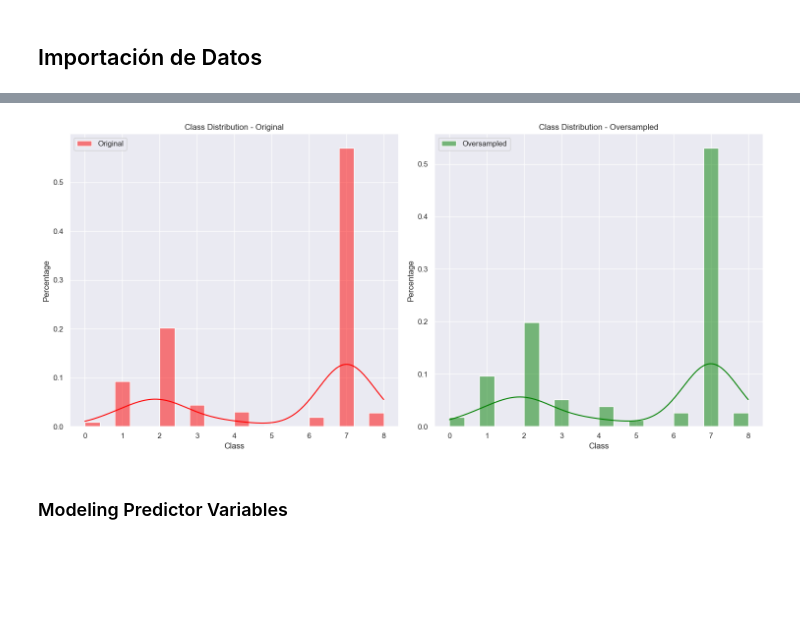
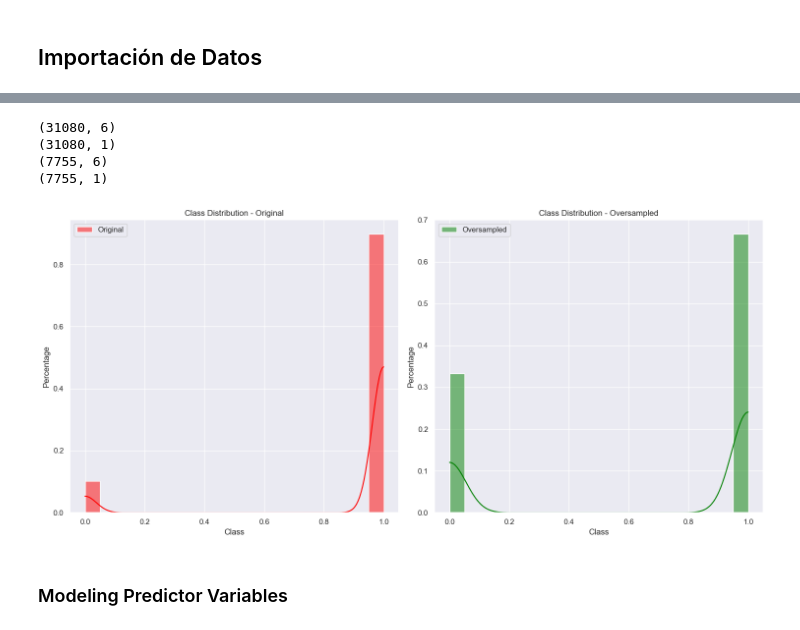
Before and after one commit to clblommberg/PI_MLOPS_Steam, a Jupyter notebook: notebooks/3_Entrenamiento.ipynb, the cells around one changed output, grey strips where cells are left out. Drawn from its saved outputs; the diff is of its cells as text; code cells hidden in the pictures; blank space fills up the shorter version.

```diff
--- a/notebooks/3_Entrenamiento.ipynb
+++ b/notebooks/3_Entrenamiento.ipynb
@@ -89,0 +259,2 @@ y_test: (114, 1)
+# %%
+processed_df, transformed_df_test = process_dataframe(output_df_test, columns_to_drop)
@@ -89,0 +273,6 @@ y_test: (114, 1)
+# %%
+# Definir la variable objetivo "recommend" codificada
+y_df_train = transformed_df_train[['recommend']]
+
+# Seleccionar el resto de las columnas (variables predictoras) y eliminar la columna
+X_df_train= transformed_df_train.drop(columns=['recommend'])
@@ -134,0 +336,6 @@ Name: count, dtype: int64
+# %%
+# Definir la variable objetivo "recommend" codificada
+y_df_test = transformed_df_test[['recommend']]
+
+# Seleccionar el resto de las columnas (variables predictoras) y eliminar la columna
+X_df_test= transformed_df_test.drop(columns=['recommend'])
@@ -134,0 +351,5 @@ Name: count, dtype: int64
+# %%
+X_train = X_df_train.copy()
+y_train = y_df_train.copy()
+X_test = X_df_test.copy()
+y_test = y_df_test.copy()
@@ -135,72 +377,78 @@ Name: count, dtype: int64
 # %%
-import pandas as pd
-import matplotlib.pyplot as plt
-import seaborn as sns
-from imblearn.over_sampling import RandomOverSampler
-from imblearn.pipeline import make_pipeline
+
+print(X_train.shape)
+print(y_train.shape)
+print(X_test.shape)
+print(y_test.shape)
+# (31080, 1)
+# (31080, 6)
+# (7755, 6)
+# (7755, 1)
+
 # Configuración de semilla
 SEED = 301
 np.random.seed(SEED)
 
-
-# Especificar la proporción deseada para cada clase
+#Especificar la proporción deseada para cada clase
 sampling_strategy = {
-    0.0: 9,
-    1.0: 47,
-    2.0: 97,
-    3.0: 25,
-    4.0: 19,
-    5.0: 6,
-    6.0: 13,
-    7.0: 259,
-    8.0: 13
+    0.0: 15000,
+    1.0: 30000  # Ajustar a la cantidad original de muestras en la clase 1.0
 }
 
 # Crear un objeto RandomOverSampler con la proporción especificada
 oversampler = RandomOverSampler(sampling_strategy=sampling_strategy, random_state=SEED)
 
+
+# Seleccionar la primera columna de y_train como la variable objetivo
+y_train_target_column = y_train.iloc[:, 0]
+
+# Convertir las etiquetas a tipo entero (si no lo están)
+y_train_target_column = y_train_target_column.astype(int)
+
 # Aplicar oversampling a los conjuntos de entrenamiento
-X_train_resampled, y_train_resampled = oversampler.fit_resample(X_train, y_train)
+X_train_resampled, y_train_resampled = oversampler.fit_resample(X_train, y_train_target_column)
 
 # Crear DataFrames con las etiquetas de clase
-df_original = pd.DataFrame({'Class': y_train.squeeze(), 'Count': 1, 'Type': 'Original'})
+df_original = pd.DataFrame({'Class': y_train_target_column, 'Count': 1, 'Type': 'Original'})
 
 # Convertir el array 2D a Serie de Pandas
-y_train_resampled_series = pd.Series(y_train_resampled.values.flatten(), name='Class')
+y_train_resampled_series = pd.Series(y_train_resampled, name='Class')
 
-df_oversampled = pd.DataFrame({'Class': y_train_resampled_series, 'Count': 1, 'Type': 'Oversampled'})
-
+df_oversampled = pd.DataFrame({'Class': y_train_resampled_series.values.flatten(), 'Count': 1, 'Type': 'Oversampled'})
 
 # Combinar DataFrames para generar el gráfico
 data = pd.concat([df_original, df_oversampled], ignore_index=True)
-
 
 # Gráfico izquierdo - Original
 sns.set(style="darkgrid")
 palette = "Set2"
 
 # Crear gráficos uno al lado del otro
 fig, axs = plt.subplots(nrows=1, ncols=2, figsize=(15, 7))
 
 # Gráfico izquierdo - Original
 sns.histplot(data=df_original, x='Class', kde=True, color='red', label='Original', ax=axs[0], stat="probability", bins=20)
 axs[0].set_title('Class Distribution - Original')
 axs[0].set_xlabel('Class')
 axs[0].set_ylabel('Percentage')
 axs[0].legend()
 
 # Gráfico derecho - Oversampled
 sns.histplot(data=df_oversampled, x='Class', kde=True, color='green', label='Oversampled', ax=axs[1], stat="probability", bins=20)
 axs[1].set_title('Class Distribution - Oversampled')
 axs[1].set_xlabel('Class')
 axs[1].set_ylabel('Percentage')
 axs[1].legend()
 
 # Ajustar diseño
 plt.tight_layout()
 plt.show()
 # %% [output]
+(31080, 6)
+(31080, 1)
+(7755, 6)
+(7755, 1)
-[figure, old version]
+[figure, new version]
 # %% [markdown]
 ### Modeling Predictor Variables
 # %%
```
Also changed, not shown: parts of 45 cells of this notebook, 10 other files.
